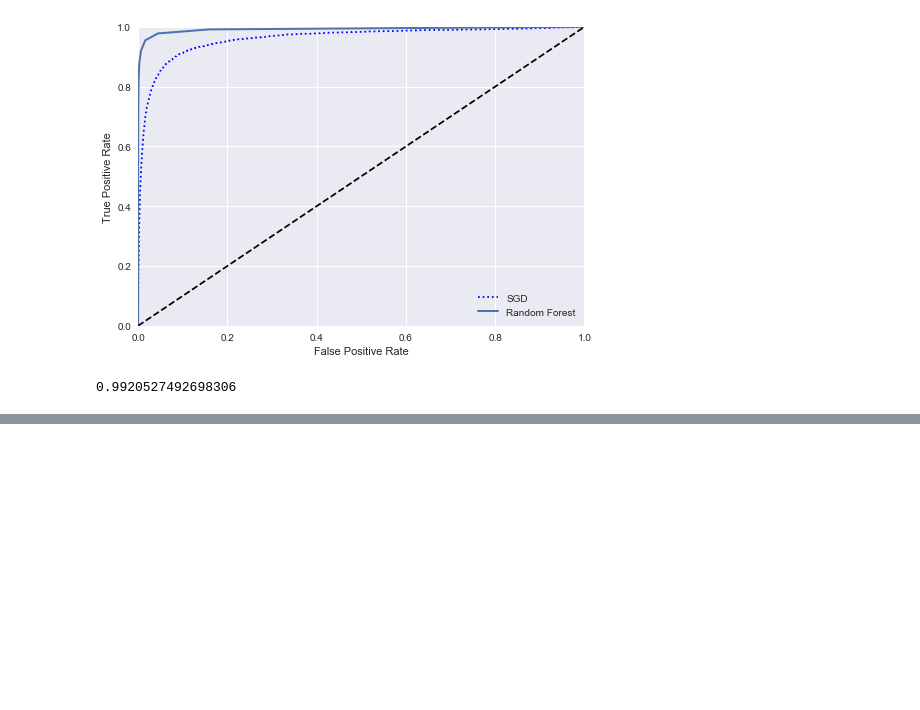
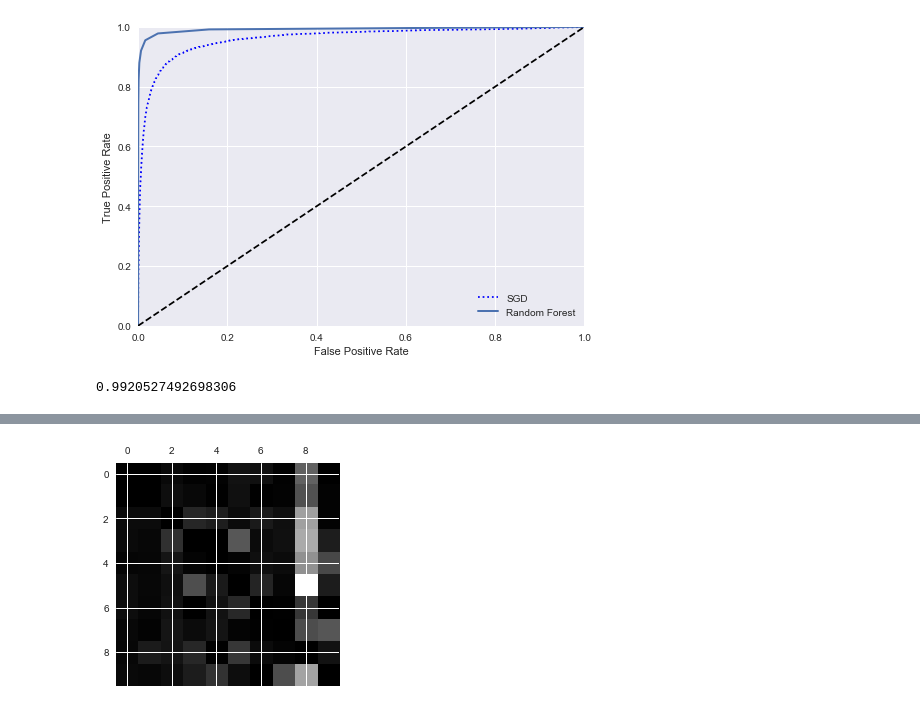
Before and after one commit to chris-seals/ML_Exploration, a Jupyter notebook: Seals_03_classification.ipynb, the cells around one changed output, grey strips where cells are left out. Drawn from its saved outputs; the diff is of its cells as text; code cells hidden in the pictures; blank space fills up the shorter version.

```diff
--- a/Seals_03_classification.ipynb
+++ b/Seals_03_classification.ipynb
@@ -285,0 +373,10 @@ roc_auc_score(y_train_5, y_scores_forest)
+# %%
+#Focus plot on the errors: divide each value in conf matrix by number of images in the corresponding class
+row_sums = conf_mx.sum(axis=1, keepdims=True)
+norm_conf_mx = conf_mx / row_sums
+
+np.fill_diagonal(norm_conf_mx, 0)
+plt.matshow(norm_conf_mx, cmap=plt.cm.gray)
+plt.show()
+# %% [output]
+[figure, added]
```
Also changed, not shown: parts of 26 cells of this notebook, 4 other files.
